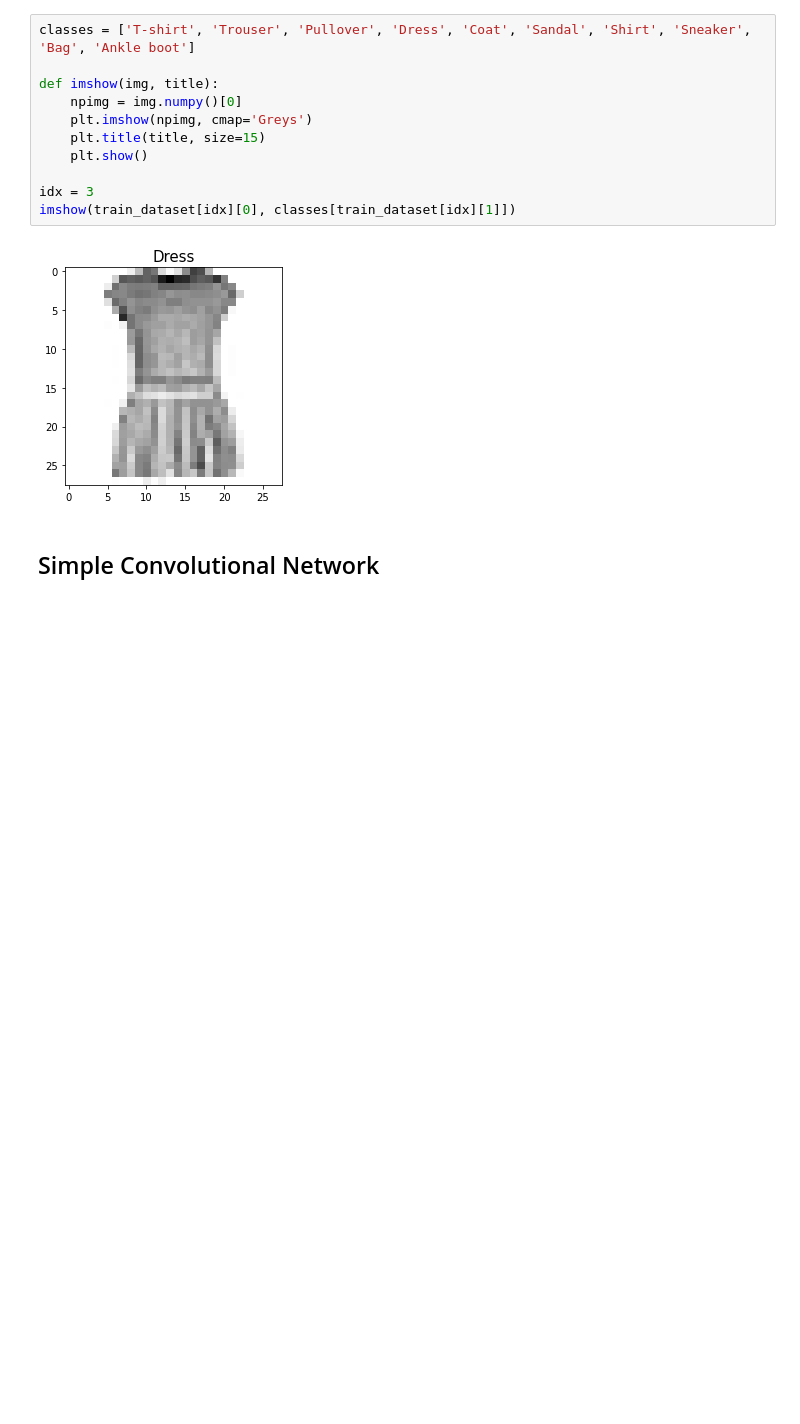
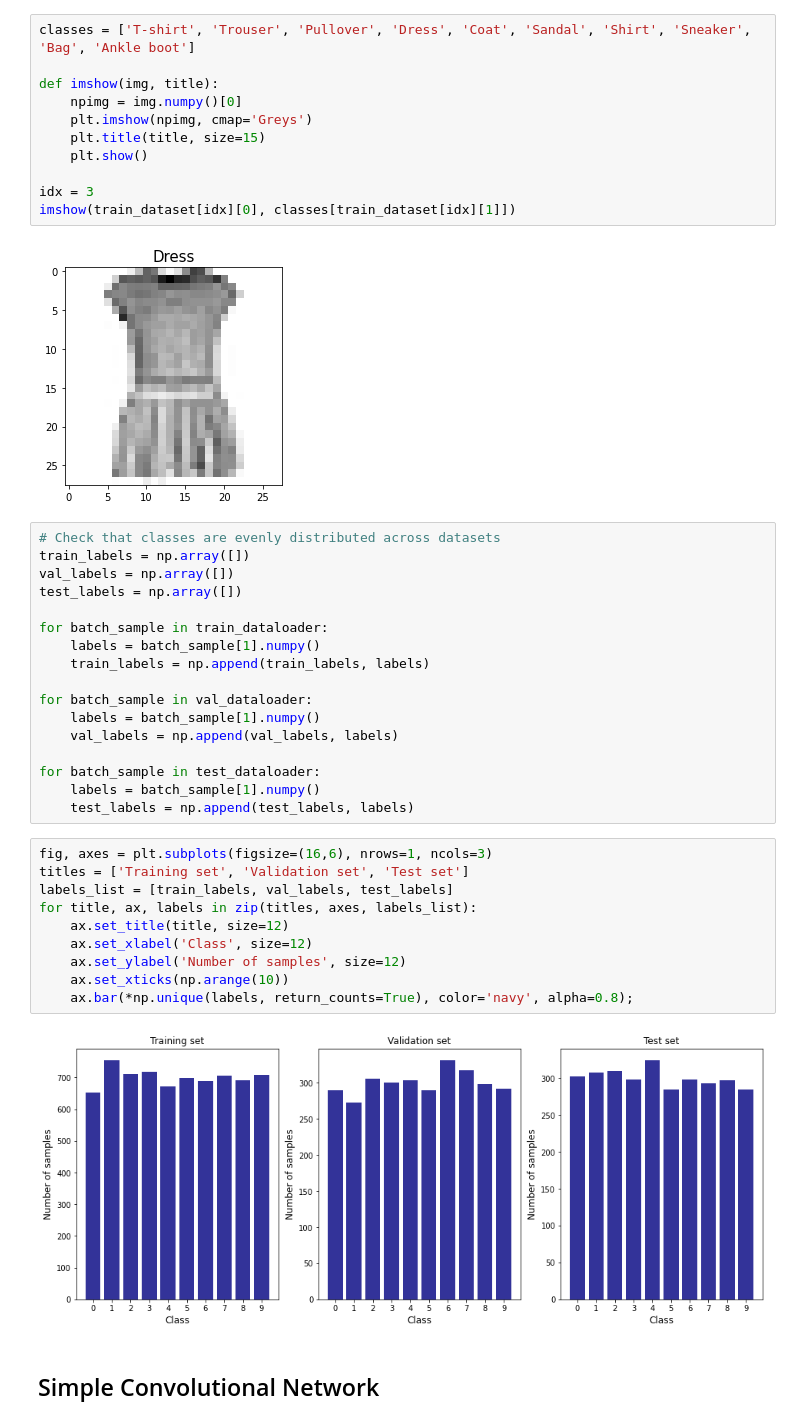
Before and after one commit to rossetl/NNDL, a Jupyter notebook: Homework 1/Classification_task_Rosset_Lorenzo.ipynb, the cells around one changed output. Saved outputs shown, nothing was run; the diff lists cells and outputs as text; blank space fills up the shorter version.

```diff
--- a/Homework 1/Classification_task_Rosset_Lorenzo.ipynb
+++ b/Homework 1/Classification_task_Rosset_Lorenzo.ipynb
@@ -82,6 +82,35 @@ idx = 3
 imshow(train_dataset[idx][0], classes[train_dataset[idx][1]])
 # %% [output]
 [figure]
+# %%
+# Check that classes are evenly distributed across datasets
+train_labels = np.array([])
+val_labels = np.array([])
+test_labels = np.array([])
+
+for batch_sample in train_dataloader:
+    labels = batch_sample[1].numpy()
+    train_labels = np.append(train_labels, labels)
+
+for batch_sample in val_dataloader:
+    labels = batch_sample[1].numpy()
+    val_labels = np.append(val_labels, labels)
+
+for batch_sample in test_dataloader:
+    labels = batch_sample[1].numpy()
+    test_labels = np.append(test_labels, labels)
+# %%
+fig, axes = plt.subplots(figsize=(16,6), nrows=1, ncols=3)
+titles = ['Training set', 'Validation set', 'Test set']
+labels_list = [train_labels, val_labels, test_labels]
+for title, ax, labels in zip(titles, axes, labels_list):
+    ax.set_title(title, size=12)
+    ax.set_xlabel('Class', size=12)
+    ax.set_ylabel('Number of samples', size=12)
+    ax.set_xticks(np.arange(10))
+    ax.bar(*np.unique(labels, return_counts=True), color='navy', alpha=0.8);
+# %% [output]
+[figure, added]
 # %% [markdown]
 ## Simple Convolutional Network
 # %%
```
Also changed, not shown: parts of 10 cells of this notebook.
